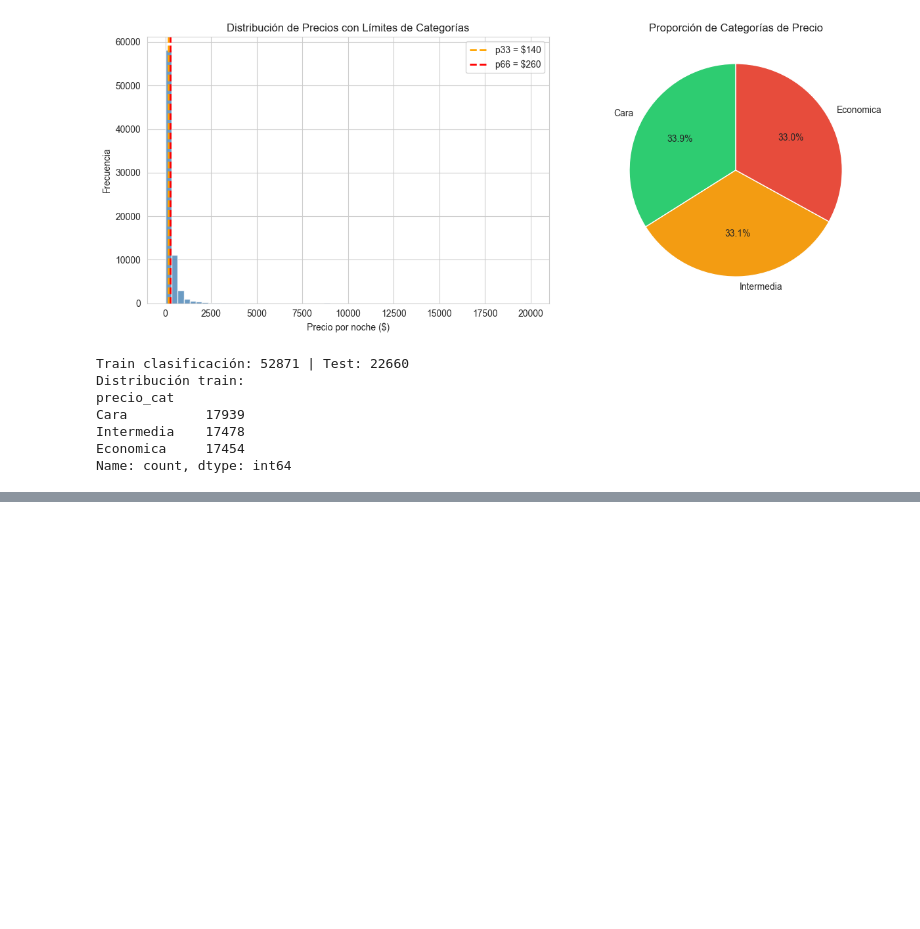
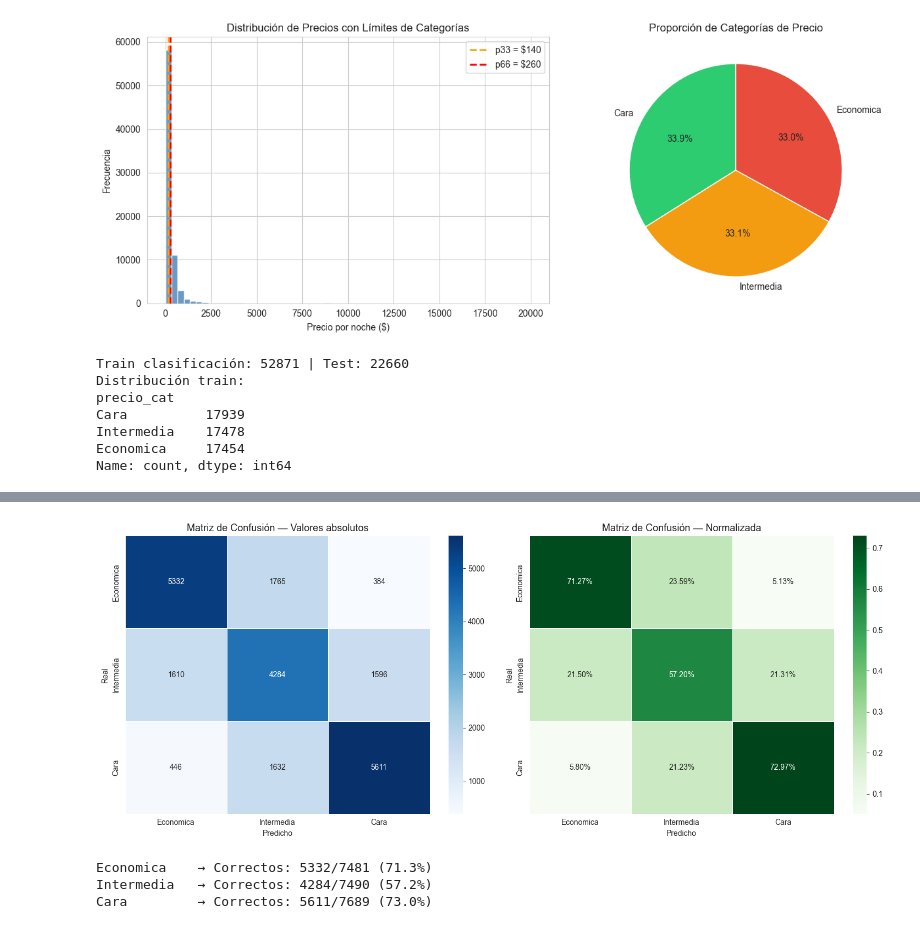
Before and after one commit to Cain7564/avance, a Jupyter notebook: Avance.ipynb, the cells around one changed output, grey strips where cells are left out. Saved outputs shown, nothing was run; the diff lists cells and outputs as text; code cells hidden in the pictures; blank space fills up the shorter version.

Commit message:
se agrega matriz de confusion normalizada y de valores absolutos

```diff
--- a/Avance.ipynb
+++ b/Avance.ipynb
@@ -389,0 +418,7 @@ Name: count, dtype: int64
+# %%
+pred_clf_base = clf_base.predict(X_test_c)
+
+acc = accuracy_score(y_test_c, pred_clf_base)
+print(f'Accuracy en test: {acc:.4f} ({acc*100:.2f}%)\n')
+print('Reporte de clasificación:')
+print(classification_report(y_test_c, pred_clf_base, target_names=clases))
@@ -389,0 +438,38 @@ Name: count, dtype: int64
+# %%
+orden_clases = ['Economica', 'Intermedia', 'Cara']
+
+cm = confusion_matrix(y_test_c, pred_clf_base, labels=orden_clases)
+
+fig, axes = plt.subplots(1, 2, figsize=(15, 6))
+
+# Matriz de confusión (valores absolutos)
+sns.heatmap(cm, annot=True, fmt='d', cmap='Blues',
+            xticklabels=orden_clases, yticklabels=orden_clases,
+            ax=axes[0], linewidths=0.5)
+axes[0].set_title('Matriz de Confusión — Valores absolutos', fontsize=13)
+axes[0].set_xlabel('Predicho')
+axes[0].set_ylabel('Real')
+
+# Matriz de confusión normalizada (porcentajes)
+cm_norm = cm.astype('float') / cm.sum(axis=1)[:, np.newaxis]
+sns.heatmap(cm_norm, annot=True, fmt='.2%', cmap='Greens',
+            xticklabels=orden_clases, yticklabels=orden_clases,
+            ax=axes[1], linewidths=0.5)
+axes[1].set_title('Matriz de Confusión — Normalizada', fontsize=13)
+axes[1].set_xlabel('Predicho')
+axes[1].set_ylabel('Real')
+
+plt.tight_layout()
+plt.show()
+
+# Análisis cuantitativo
+for i, clase in enumerate(orden_clases):
+    correctos = cm[i, i]
+    total_real = cm[i, :].sum()
+    recall = correctos / total_real if total_real > 0 else 0
+    print(f'{clase:12s} → Correctos: {correctos}/{total_real} ({recall:.1%})')
+# %% [output]
+[figure, added]
+Economica    → Correctos: 5332/7481 (71.3%)
+Intermedia   → Correctos: 4284/7490 (57.2%)
+Cara         → Correctos: 5611/7689 (73.0%)
```
Also changed, not shown: parts of 3 cells of this notebook.
